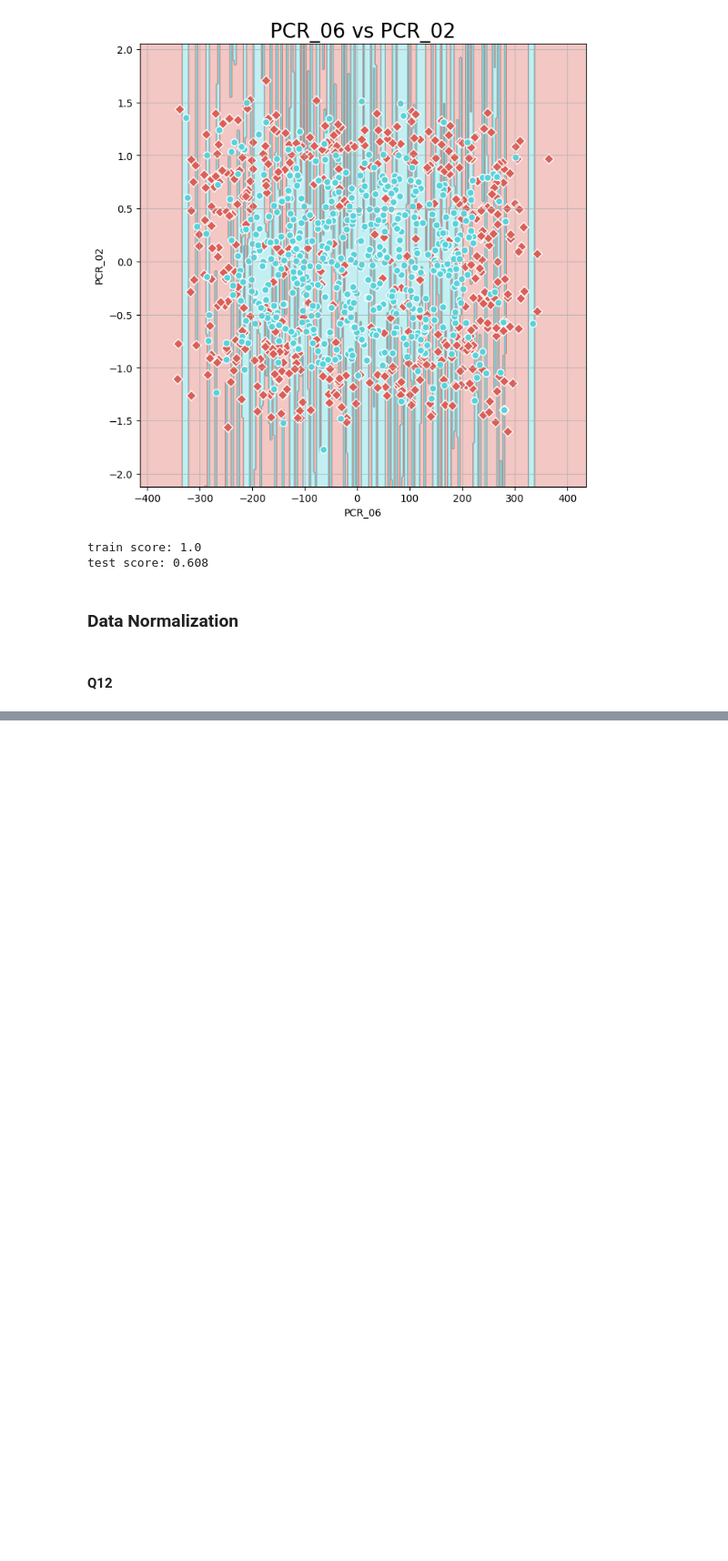
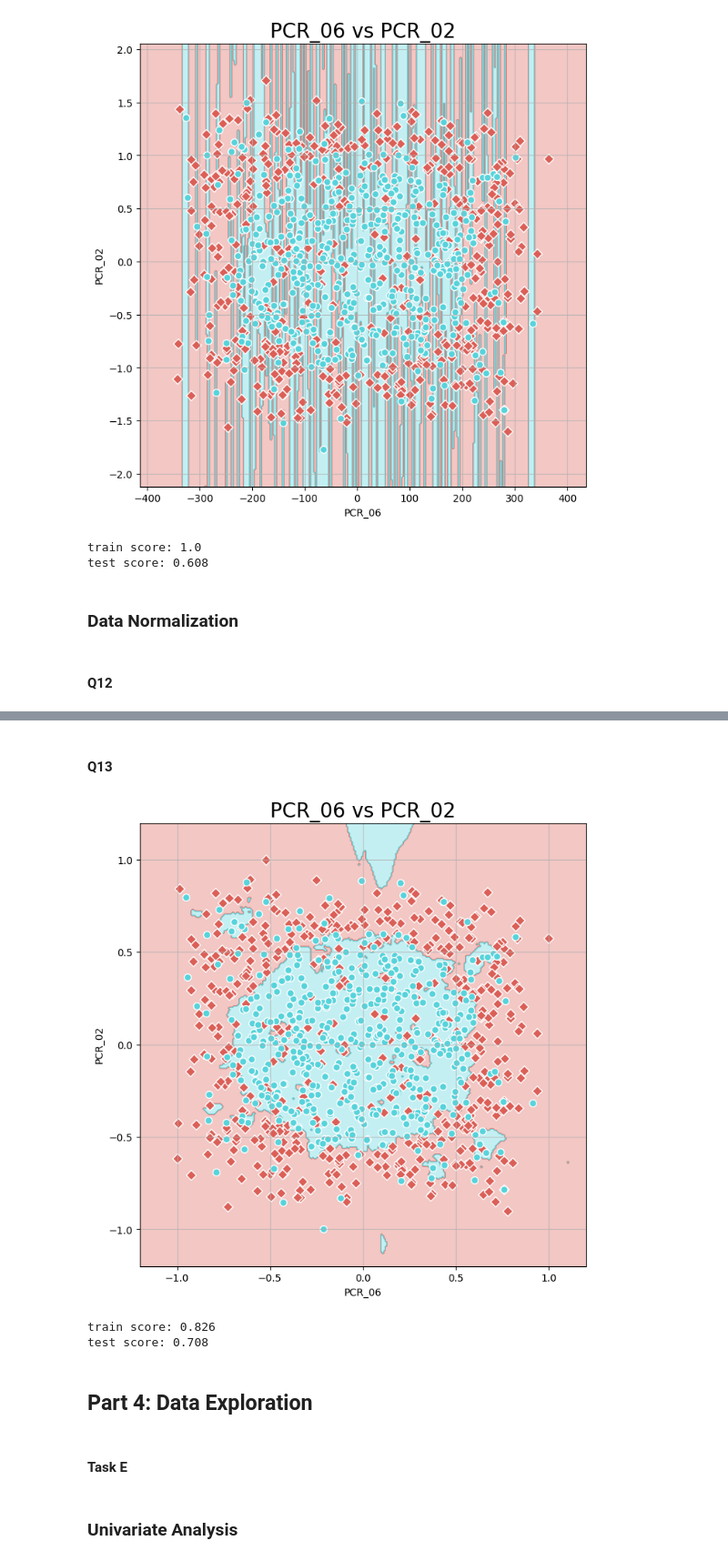
Before and after one commit to UriKH/ML-02360766, a Jupyter notebook: hw1/HW1_template.ipynb, the cells around one changed output, grey strips where cells are left out. Shown at 91% size. Cells and saved outputs as stored; diff of their text form; code cells hidden in the pictures; blank space fills up the shorter version.

```diff
--- a/hw1/HW1_template.ipynb
+++ b/hw1/HW1_template.ipynb
@@ -299,0 +302,16 @@ test score: 0.608
+# %% [markdown]
+#### Q13
+# %%
+kNN_62 = kNN(n_neighbors=5)
+kNN_62.fit(X_train_norm, y_train)
+visualize_clf(kNN_62, X_train_norm, y_train, f'{featrues[0]} vs {featrues[1]}', *featrues)
+print(f'train score: {kNN_62.score(X_train_norm, y_train)}')
+print(f'test score: {kNN_62.score(X_test_norm, y_test)}')
+# %% [output]
+[figure, added]
+train score: 0.826
+test score: 0.708
+# %% [markdown]
+## Part 4: Data Exploration
+# %% [markdown]
+#### Task E
@@ -299,0 +324,2 @@ test score: 0.608
+# %% [markdown]
+### Univariate Analysis
```
Also changed, not shown: parts of 11 cells of this notebook.
